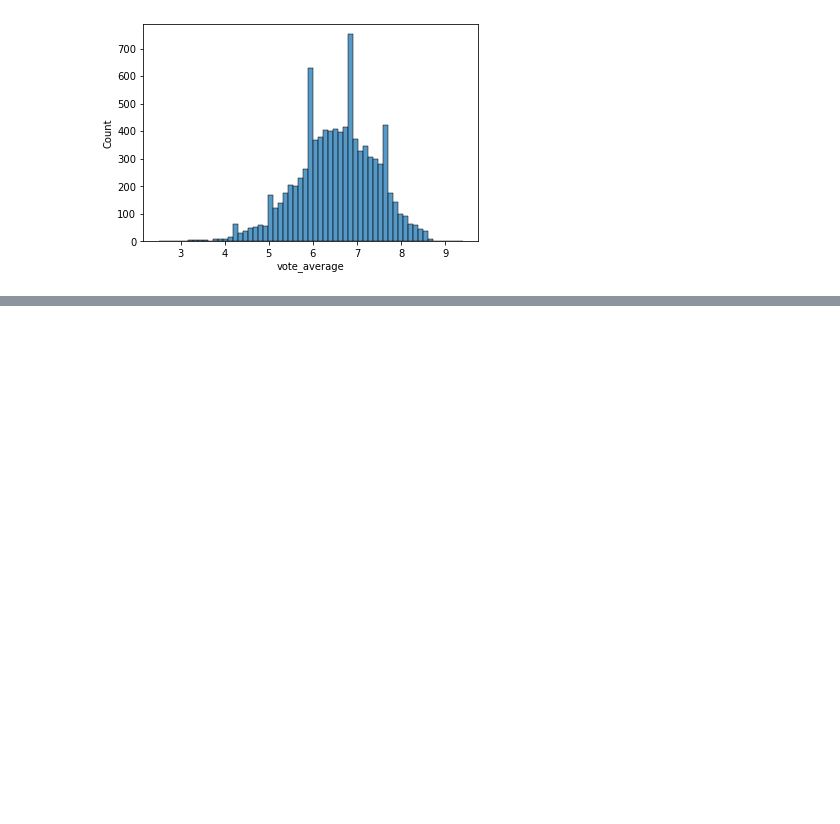
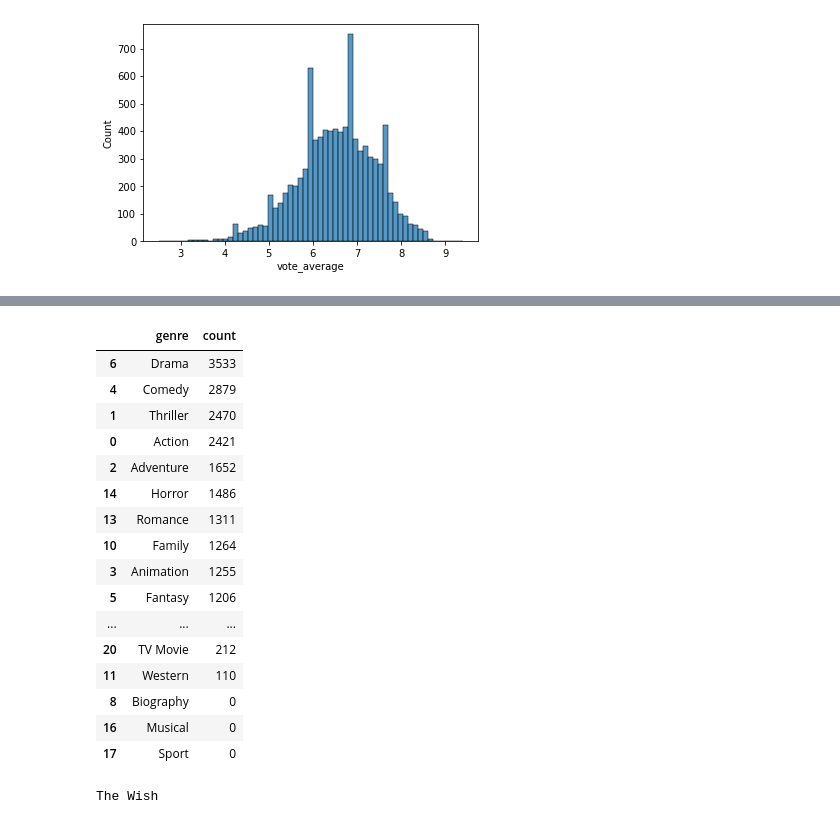
Before and after one commit to maxvandam/top10000movies, a Jupyter notebook: Top 10000 Movies Dashboard Max.ipynb, the cells around one changed output, grey strips where cells are left out. Drawn from its saved outputs; the diff is of its cells as text; code cells hidden in the pictures; blank space fills up the shorter version.

```diff
--- a/Top 10000 Movies Dashboard Max.ipynb
+++ b/Top 10000 Movies Dashboard Max.ipynb
@@ -65,3 +71,7 @@ sns.histplot(x="vote_average",data=movieDF)
 # %% [output]
 <AxesSubplot:xlabel='vote_average', ylabel='Count'>
 [figure]
+# %%
+for ind, row in movieDF.iterrows():
+    if 'Comedy' in row['genre']:
+        print(row[['original_title','genre']])
@@ -67,0 +96,7 @@ sns.histplot(x="vote_average",data=movieDF)
+# %%
+genreList = []
+
+for ind,row in movieDF.iterrows():
+    genreList.extend(row['genre'])
+
+print(genreList)
@@ -67,0 +190,22 @@ sns.histplot(x="vote_average",data=movieDF)
+# %%
+genres = pd.DataFrame.from_dict(genreDict)
+genres = genres.sort_values('count',ascending=False)
+genres.head(25)
+# %% [output]
+|  | genre | count |
+| 6 | Drama | 3533 |
+| 4 | Comedy | 2879 |
+| 1 | Thriller | 2470 |
+| 0 | Action | 2421 |
+| 2 | Adventure | 1652 |
+| 14 | Horror | 1486 |
+| 13 | Romance | 1311 |
+| 10 | Family | 1264 |
+| 3 | Animation | 1255 |
+| 5 | Fantasy | 1206 |
+| ... | ... | ... |
+| 20 | TV Movie | 212 |
+| 11 | Western | 110 |
+| 8 | Biography | 0 |
+| 16 | Musical | 0 |
+| 17 | Sport | 0 |
@@ -67,0 +215,4 @@ sns.histplot(x="vote_average",data=movieDF)
+# %%
+print(venom)
+# %% [output]
+The Wish
```
Also changed, not shown: parts of 9 cells of this notebook.
